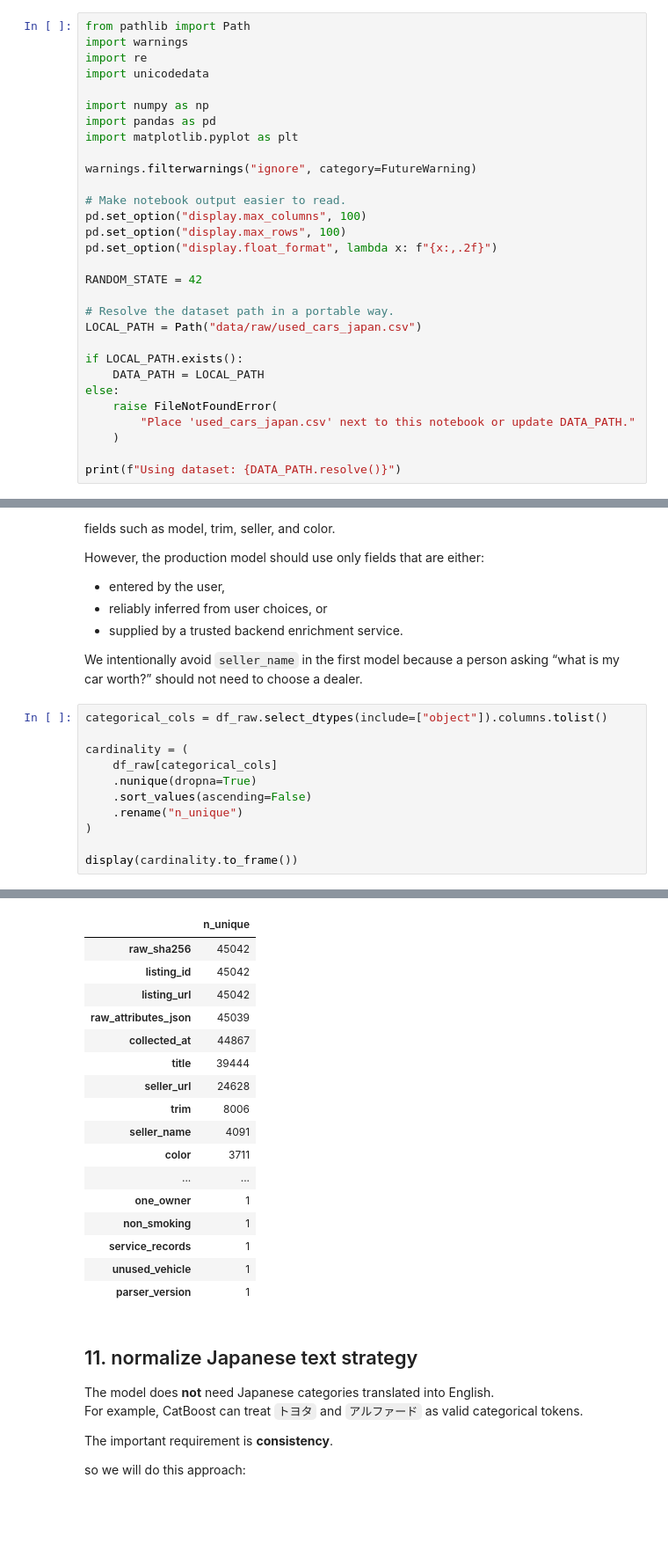
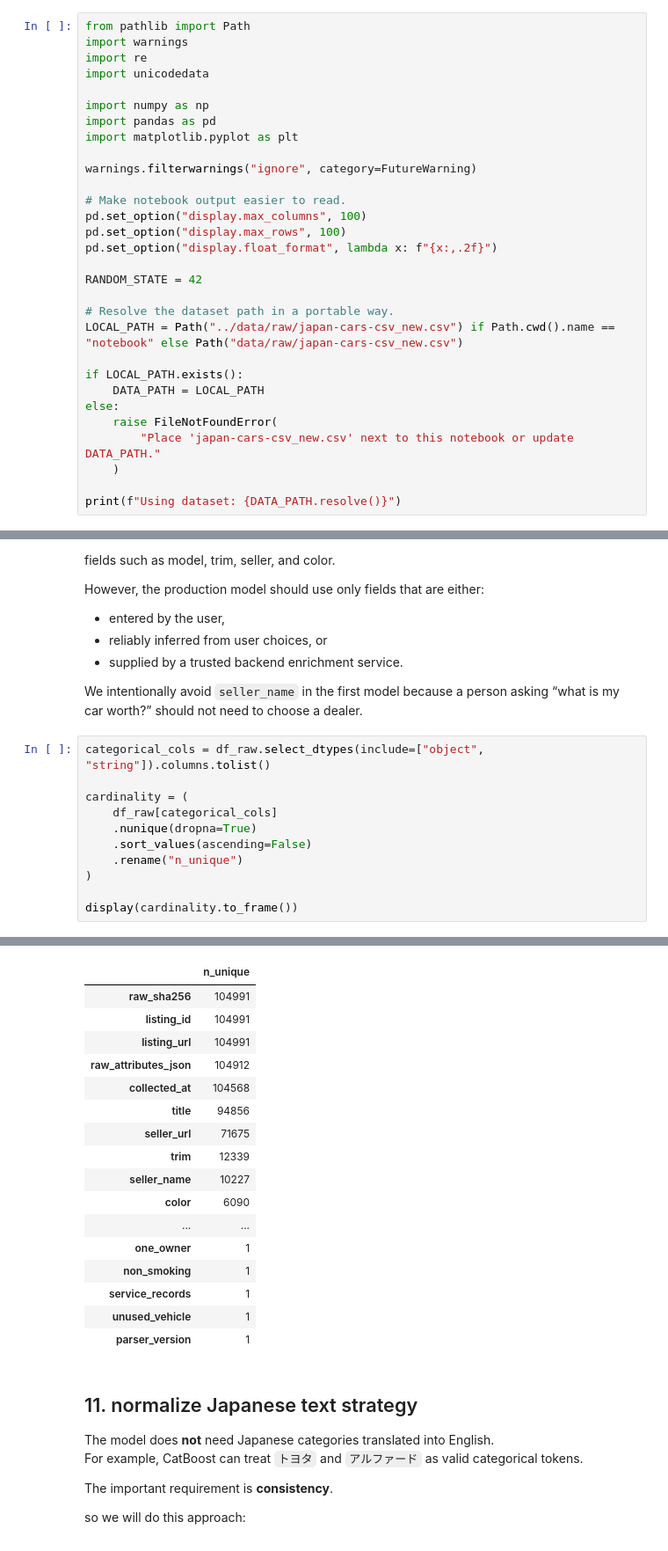
Before and after one commit to Mohamed1-2/Japanese-Used-Car-Price-Prediction, a Jupyter notebook: notebook/01_used_car_fair_price_EDA.ipynb, the cells around one changed output, grey strips where cells are left out. Shown at 88% size. Drawn from its saved outputs; the diff is of its cells as text; blank space fills up the shorter version.

```diff
--- a/notebook/01_used_car_fair_price_EDA.ipynb
+++ b/notebook/01_used_car_fair_price_EDA.ipynb
@@ -50,13 +50,13 @@ pd.set_option("display.float_format", lambda x: f"{x:,.2f}")
 RANDOM_STATE = 42
 
 # Resolve the dataset path in a portable way.
-LOCAL_PATH = Path("data/raw/used_cars_japan.csv")
+LOCAL_PATH = Path("../data/raw/japan-cars-csv_new.csv") if Path.cwd().name == "notebook" else Path("data/raw/japan-cars-csv_new.csv")
 
 if LOCAL_PATH.exists():
     DATA_PATH = LOCAL_PATH
 else:
     raise FileNotFoundError(
-        "Place 'used_cars_japan.csv' next to this notebook or update DATA_PATH."
+        "Place 'japan-cars-csv_new.csv' next to this notebook or update DATA_PATH."
     )
 
 print(f"Using dataset: {DATA_PATH.resolve()}")
@@ -561,30 +562,30 @@ However, the production model should use only fields that are either:
 
 We intentionally avoid `seller_name` in the first model because a person asking “what is my car worth?” should not need to choose a dealer.
 # %%
-categorical_cols = df_raw.select_dtypes(include=["object"]).columns.tolist()
+categorical_cols = df_raw.select_dtypes(include=["object", "string"]).columns.tolist()
 
 cardinality = (
     df_raw[categorical_cols]
     .nunique(dropna=True)
     .sort_values(ascending=False)
     .rename("n_unique")
 )
 
 display(cardinality.to_frame())
 # %% [output]
 See https://pandas.pydata.org/docs/user_guide/migration-3-strings.html#string-migration-select-dtypes for details on how to write code that works with pandas 2 and 3.
   categorical_cols = df_raw.select_dtypes(include=["object"]).columns.tolist()
 |  | n_unique |
-| raw_sha256 | 45042 |
-| listing_id | 45042 |
-| listing_url | 45042 |
-| raw_attributes_json | 45039 |
-| collected_at | 44867 |
-| title | 39444 |
-| seller_url | 24628 |
-| trim | 8006 |
-| seller_name | 4091 |
-| color | 3711 |
+| raw_sha256 | 104991 |
+| listing_id | 104991 |
+| listing_url | 104991 |
+| raw_attributes_json | 104912 |
+| collected_at | 104568 |
+| title | 94856 |
+| seller_url | 71675 |
+| trim | 12339 |
+| seller_name | 10227 |
+| color | 6090 |
 | ... | ... |
 | one_owner | 1 |
 | non_smoking | 1 |
```
Also changed, not shown: parts of 33 cells of this notebook, 5 other files.
